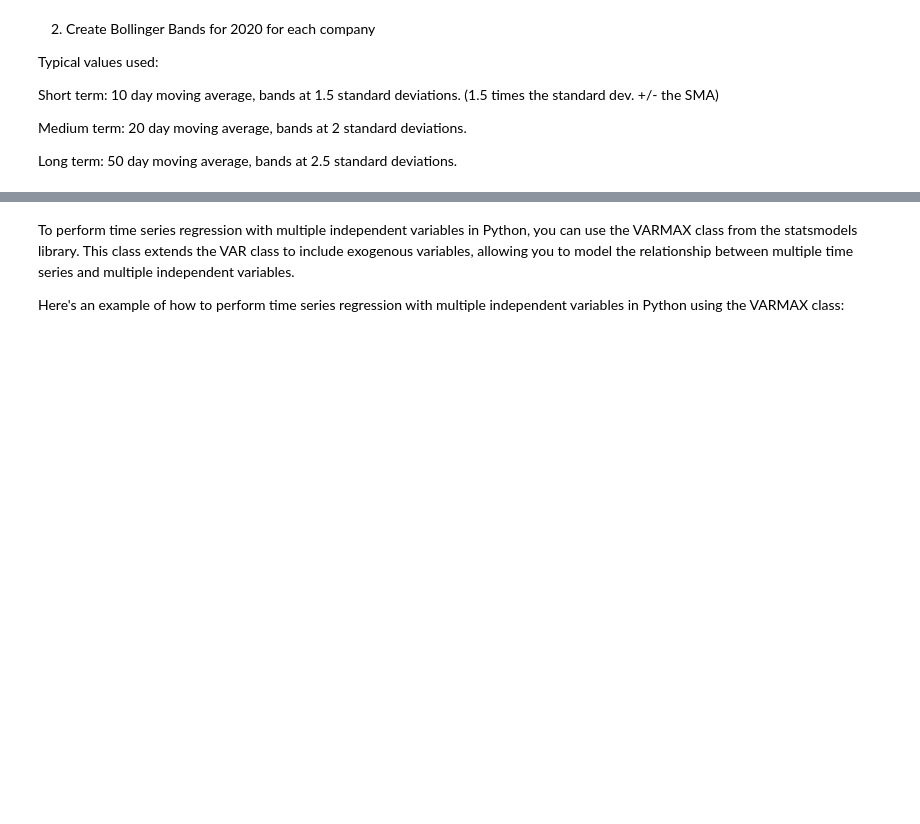
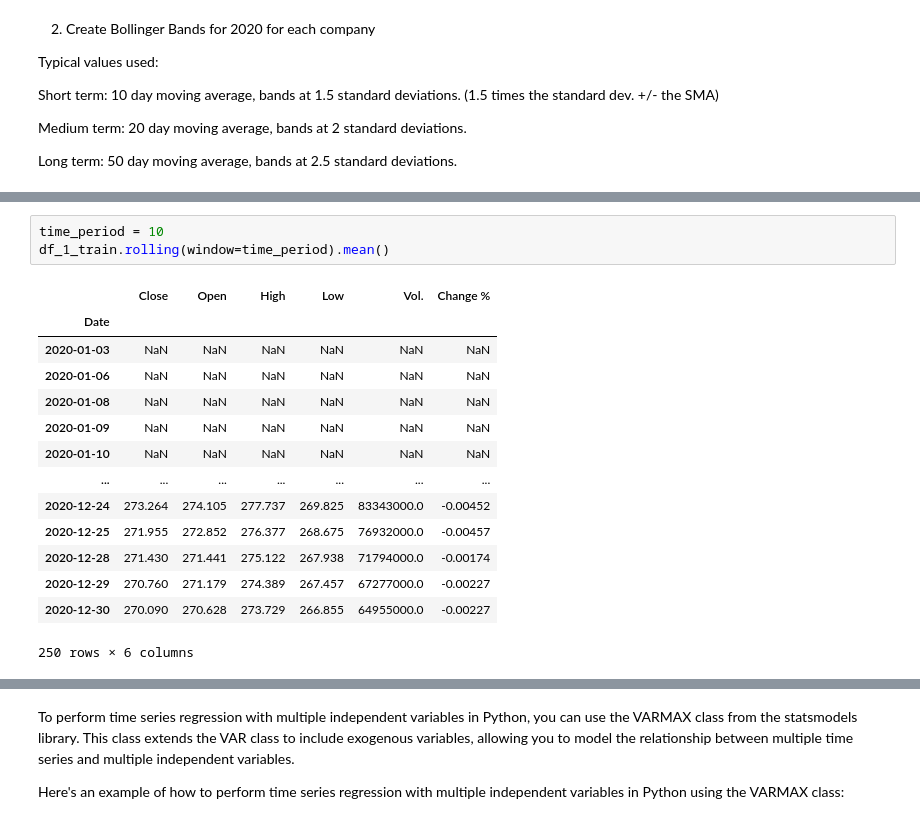
Before and after one commit to henryhyunwookim/ValueInvestor, a Jupyter notebook: ValueInvestor.ipynb, the cells around one changed output, grey strips where cells are left out. Cells and saved outputs as stored; diff of their text form; blank space fills up the shorter version.

```diff
--- a/ValueInvestor.ipynb
+++ b/ValueInvestor.ipynb
@@ -117,3 +314,21 @@ df_1_train.index.min(), df_1_train.index.max()
 # %% [output]
 (Timestamp('2020-01-03 00:00:00'), Timestamp('2020-12-30 00:00:00'))
 [figure]
+# %%
+time_period = 10
+df_1_train.rolling(window=time_period).mean()
+# %% [output]
+|  | Close | Open | High | Low | Vol. | Change % |
+| Date |  |  |  |  |  |  |
+| 2020-01-03 | NaN | NaN | NaN | NaN | NaN | NaN |
+| 2020-01-06 | NaN | NaN | NaN | NaN | NaN | NaN |
+| 2020-01-08 | NaN | NaN | NaN | NaN | NaN | NaN |
+| 2020-01-09 | NaN | NaN | NaN | NaN | NaN | NaN |
+| 2020-01-10 | NaN | NaN | NaN | NaN | NaN | NaN |
+| ... | ... | ... | ... | ... | ... | ... |
+| 2020-12-24 | 273.264 | 274.105 | 277.737 | 269.825 | 83343000.0 | -0.00452 |
+| 2020-12-25 | 271.955 | 272.852 | 276.377 | 268.675 | 76932000.0 | -0.00457 |
+| 2020-12-28 | 271.430 | 271.441 | 275.122 | 267.938 | 71794000.0 | -0.00174 |
+| 2020-12-29 | 270.760 | 271.179 | 274.389 | 267.457 | 67277000.0 | -0.00227 |
+| 2020-12-30 | 270.090 | 270.628 | 273.729 | 266.855 | 64955000.0 | -0.00227 |
+250 rows × 6 columns
```
Also changed, not shown: parts of 21 cells of this notebook.
